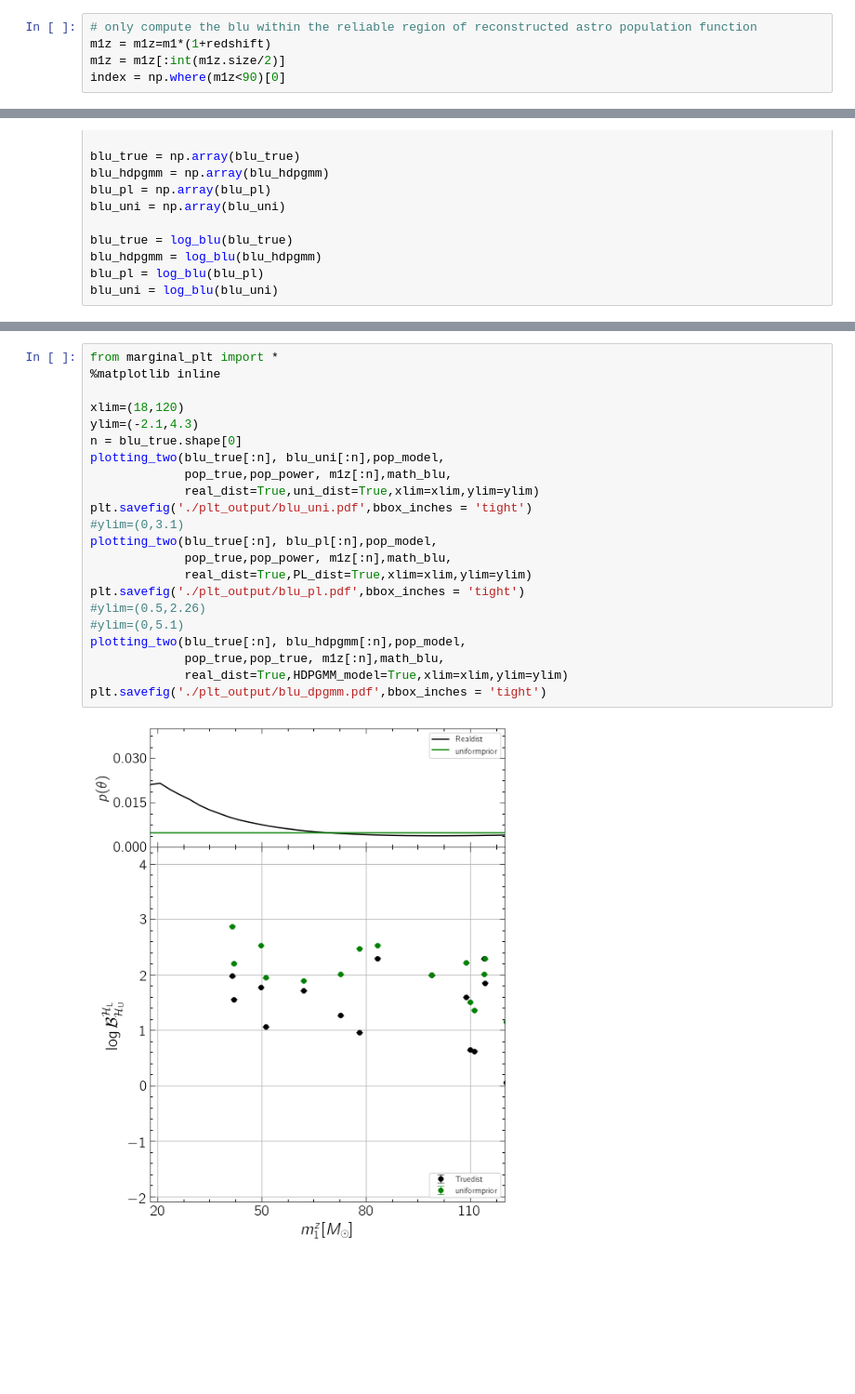
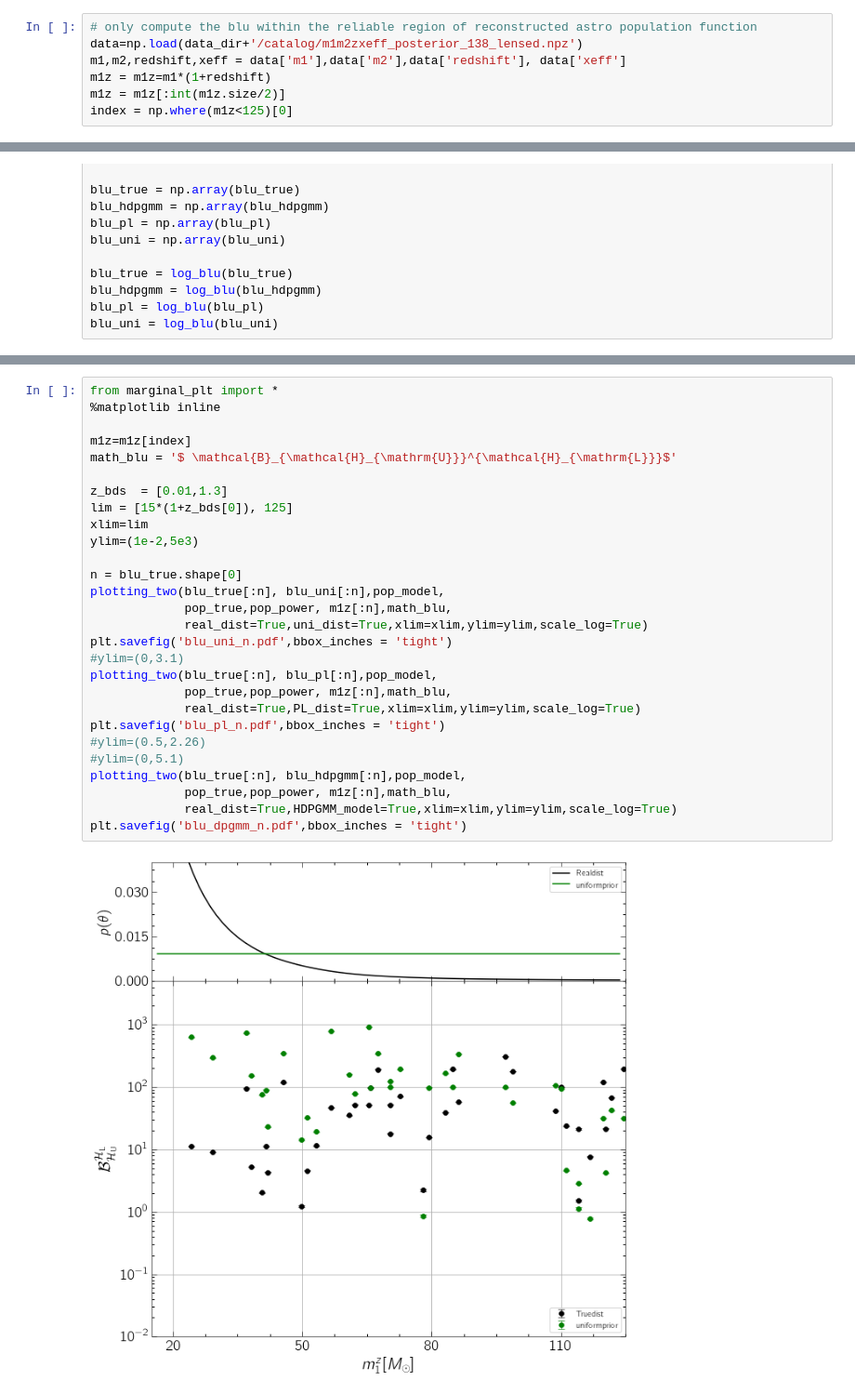
Before and after one commit to sterinaldi/lensingpop, a Jupyter notebook: result/result.ipynb, the cells around one changed output, grey strips where cells are left out. Shown: that part at 93% size. Saved outputs shown, nothing was run; the diff lists cells and outputs as text; blank space fills up the shorter version.

```diff
--- a/result/result.ipynb
+++ b/result/result.ipynb
@@ -36,9 +36,11 @@ if load_data:
     blu_uni = data['bu']
 # %%
 # only compute the blu within the reliable region of reconstructed astro population function
+data=np.load(data_dir+'/catalog/m1m2zxeff_posterior_138_lensed.npz')
+m1,m2,redshift,xeff = data['m1'],data['m2'],data['redshift'], data['xeff']
 m1z = m1z=m1*(1+redshift)
 m1z = m1z[:int(m1z.size/2)]
-index = np.where(m1z<90)[0]
+index = np.where(m1z<125)[0]
 # %%
 blu_uni=[]
 blu_true=[]
@@ -64,24 +64,30 @@ np.savez('blu_data.npz',bt=blu_true, bh=blu_hdpgmm, bp=blu_pl , bu=blu_uni)
 # %%
 from marginal_plt import *
 %matplotlib inline
 
-xlim=(18,120)
-ylim=(-2.1,4.3)
+m1z=m1z[index]
+math_blu = '$ \mathcal{B}_{\mathcal{H}_{\mathrm{U}}}^{\mathcal{H}_{\mathrm{L}}}$'
+
+z_bds  = [0.01,1.3]
+lim = [15*(1+z_bds[0]), 125]
+xlim=lim
+ylim=(1e-2,5e3)
+
 n = blu_true.shape[0]
 plotting_two(blu_true[:n], blu_uni[:n],pop_model,
              pop_true,pop_power, m1z[:n],math_blu,
-             real_dist=True,uni_dist=True,xlim=xlim,ylim=ylim)
-plt.savefig('./plt_output/blu_uni.pdf',bbox_inches = 'tight')
+             real_dist=True,uni_dist=True,xlim=xlim,ylim=ylim,scale_log=True)
+plt.savefig('blu_uni_n.pdf',bbox_inches = 'tight')
 #ylim=(0,3.1)
 plotting_two(blu_true[:n], blu_pl[:n],pop_model,
              pop_true,pop_power, m1z[:n],math_blu,
-             real_dist=True,PL_dist=True,xlim=xlim,ylim=ylim)
-plt.savefig('./plt_output/blu_pl.pdf',bbox_inches = 'tight')
+             real_dist=True,PL_dist=True,xlim=xlim,ylim=ylim,scale_log=True)
+plt.savefig('blu_pl_n.pdf',bbox_inches = 'tight')
 #ylim=(0.5,2.26)
 #ylim=(0,5.1)
 plotting_two(blu_true[:n], blu_hdpgmm[:n],pop_model,
-             pop_true,pop_true, m1z[:n],math_blu,
-             real_dist=True,HDPGMM_model=True,xlim=xlim,ylim=ylim)
-plt.savefig('./plt_output/blu_dpgmm.pdf',bbox_inches = 'tight')
+             pop_true,pop_power, m1z[:n],math_blu,
+             real_dist=True,HDPGMM_model=True,xlim=xlim,ylim=ylim,scale_log=True)
+plt.savefig('blu_dpgmm_n.pdf',bbox_inches = 'tight')
 # %% [output]
-[figure, old version]
+[figure, new version]
```
Also changed, not shown: parts of 3 cells of this notebook, 1 other file.
